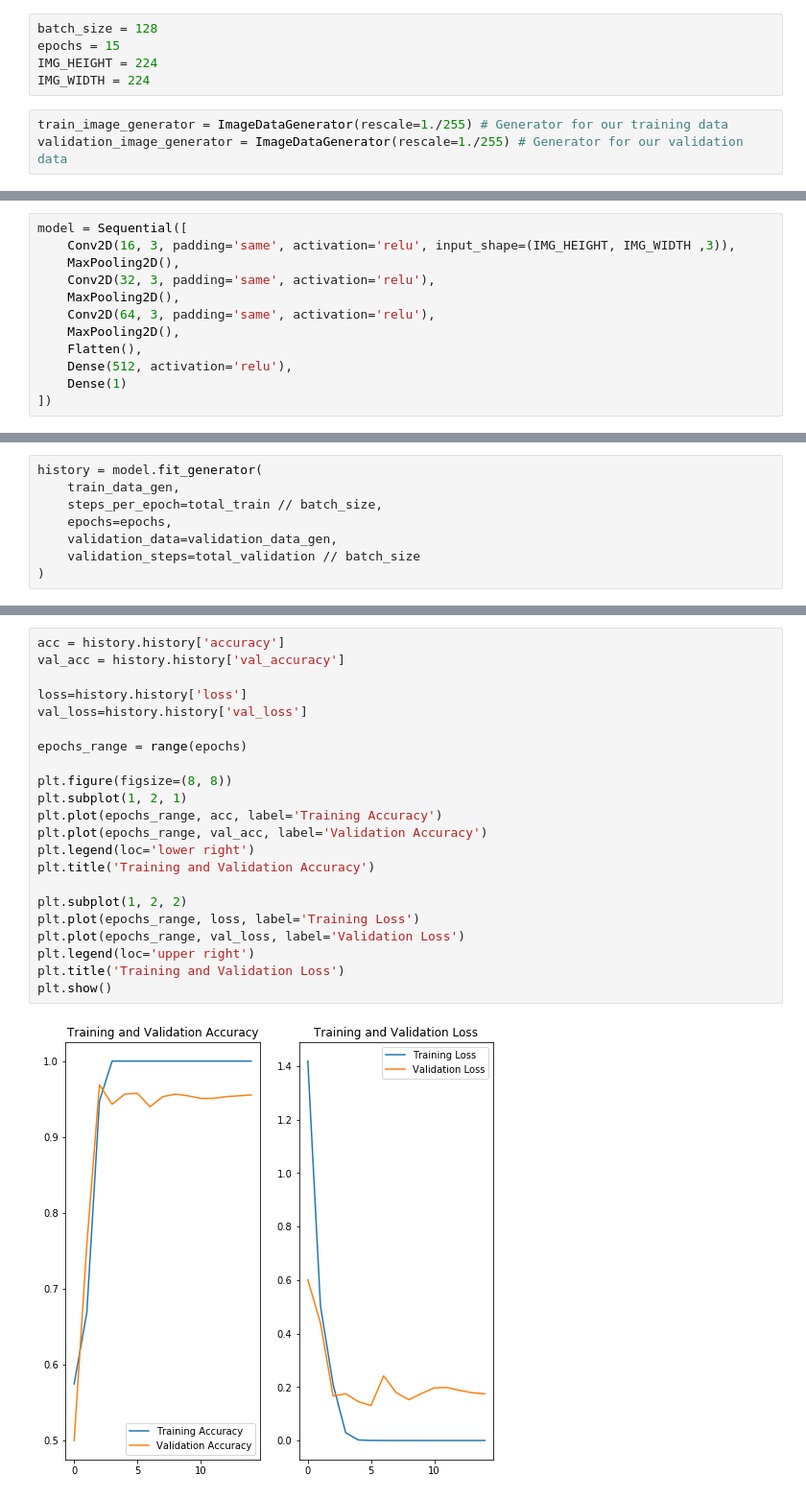
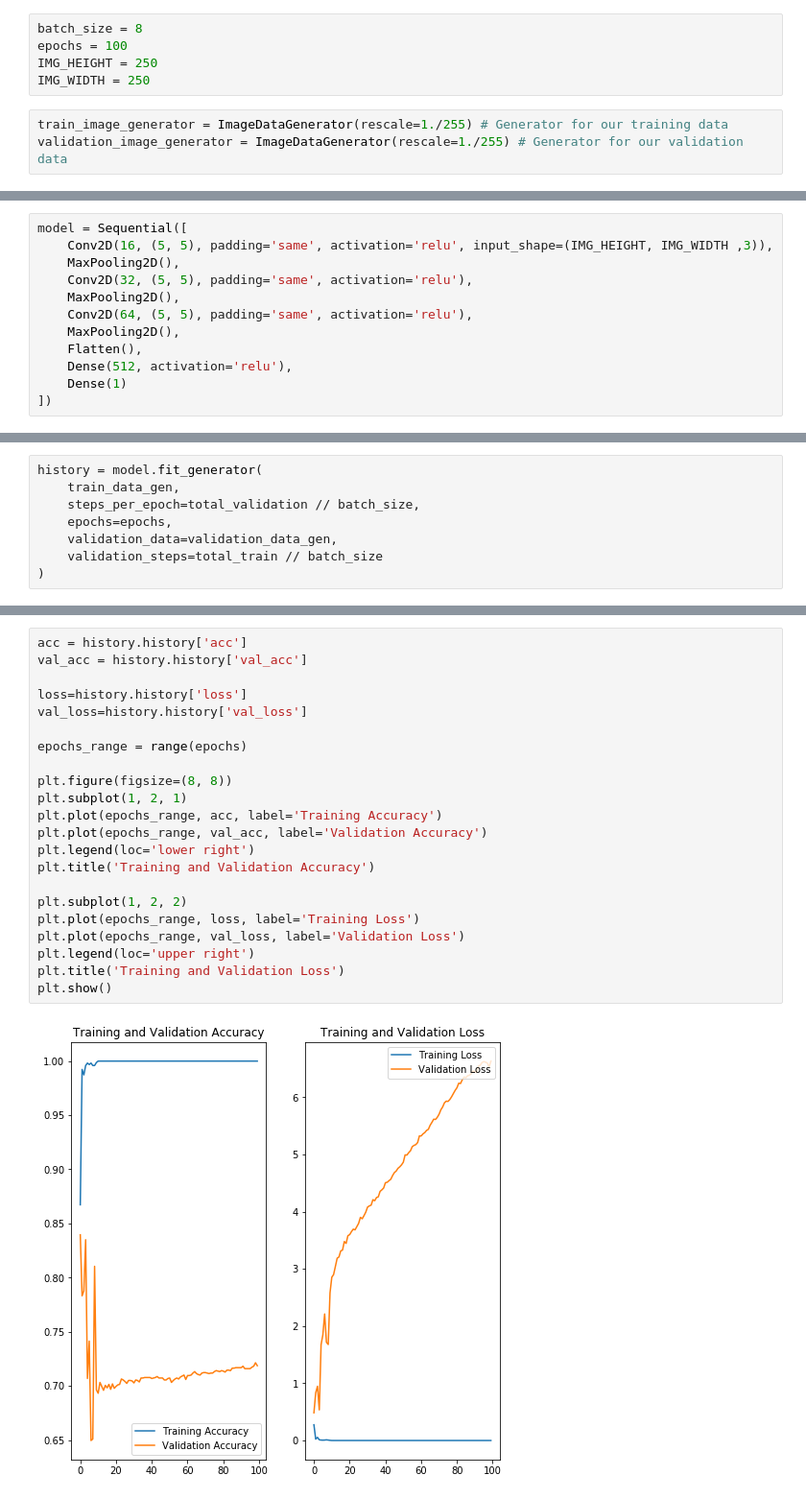
Before and after one commit to bondadam/DLRS, a Jupyter notebook: src/Deep Learning Experimentations.ipynb, the cells around one changed output, grey strips where cells are left out. Shown at 96% size. Saved outputs shown, nothing was run; the diff lists cells and outputs as text.

```diff
--- a/src/Deep Learning Experimentations.ipynb
+++ b/src/Deep Learning Experimentations.ipynb
@@ -68,8 +69,8 @@ Total validation images: 1000
 # %%
-batch_size = 128
-epochs = 15
-IMG_HEIGHT = 224
-IMG_WIDTH = 224
+batch_size = 8
+epochs = 100
+IMG_HEIGHT = 250
+IMG_WIDTH = 250
 # %%
 train_image_generator = ImageDataGenerator(rescale=1./255) # Generator for our training data
 validation_image_generator = ImageDataGenerator(rescale=1./255) # Generator for our validation data
@@ -90,10 +91,10 @@ Found 1000 images belonging to 2 classes.
 # %%
 model = Sequential([
-    Conv2D(16, 3, padding='same', activation='relu', input_shape=(IMG_HEIGHT, IMG_WIDTH ,3)),
+    Conv2D(16, (5, 5), padding='same', activation='relu', input_shape=(IMG_HEIGHT, IMG_WIDTH ,3)),
     MaxPooling2D(),
-    Conv2D(32, 3, padding='same', activation='relu'),
+    Conv2D(32, (5, 5), padding='same', activation='relu'),
     MaxPooling2D(),
-    Conv2D(64, 3, padding='same', activation='relu'),
+    Conv2D(64, (5, 5), padding='same', activation='relu'),
     MaxPooling2D(),
     Flatten(),
     Dense(512, activation='relu'),
@@ -126,9 +135,9 @@ _________________________________________________________________
 # %%
 history = model.fit_generator(
     train_data_gen,
-    steps_per_epoch=total_train // batch_size,
+    steps_per_epoch=total_validation // batch_size,
     epochs=epochs,
     validation_data=validation_data_gen,
-    validation_steps=total_validation // batch_size
+    validation_steps=total_train // batch_size
 )
 # %% [output]
@@ -152,24 +161,24 @@ Epoch 15/15
 # %%
-acc = history.history['accuracy']
-val_acc = history.history['val_accuracy']
+acc = history.history['acc']
+val_acc = history.history['val_acc']
 
 loss=history.history['loss']
 val_loss=history.history['val_loss']
 
 epochs_range = range(epochs)
 
 plt.figure(figsize=(8, 8))
 plt.subplot(1, 2, 1)
 plt.plot(epochs_range, acc, label='Training Accuracy')
 plt.plot(epochs_range, val_acc, label='Validation Accuracy')
 plt.legend(loc='lower right')
 plt.title('Training and Validation Accuracy')
 
 plt.subplot(1, 2, 2)
 plt.plot(epochs_range, loss, label='Training Loss')
 plt.plot(epochs_range, val_loss, label='Validation Loss')
 plt.legend(loc='upper right')
 plt.title('Training and Validation Loss')
 plt.show()
 # %% [output]
-[figure, old version]
+[figure, new version]
```
Also changed, not shown: parts of 9 cells of this notebook, 3 other files.
